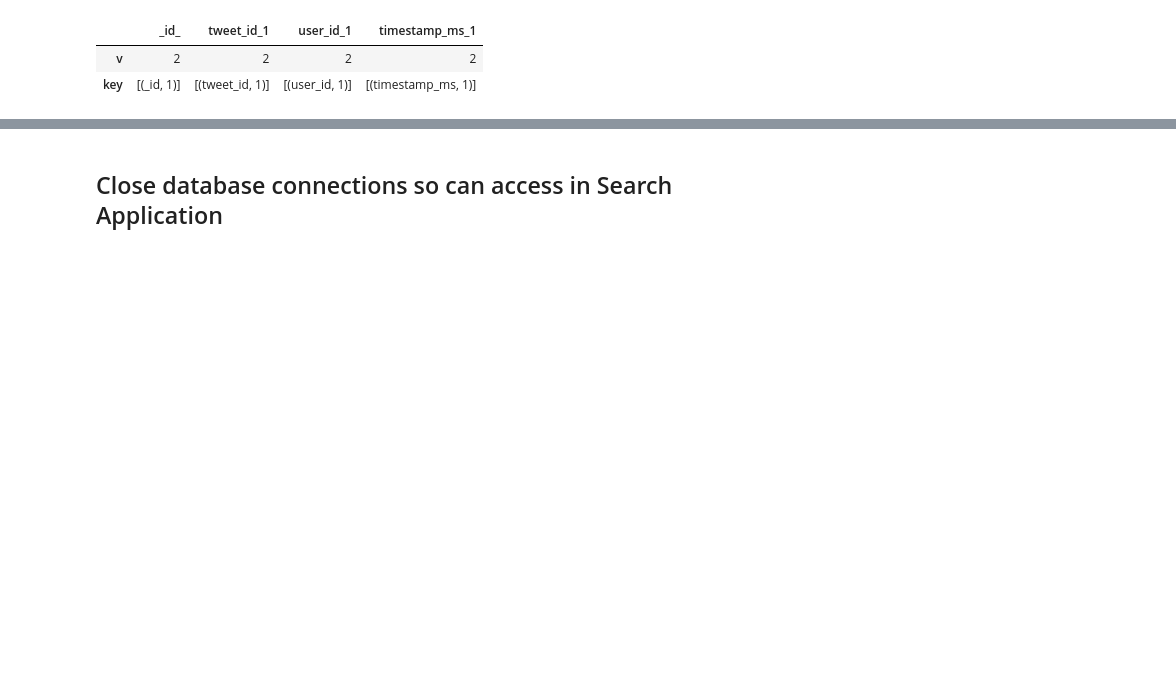
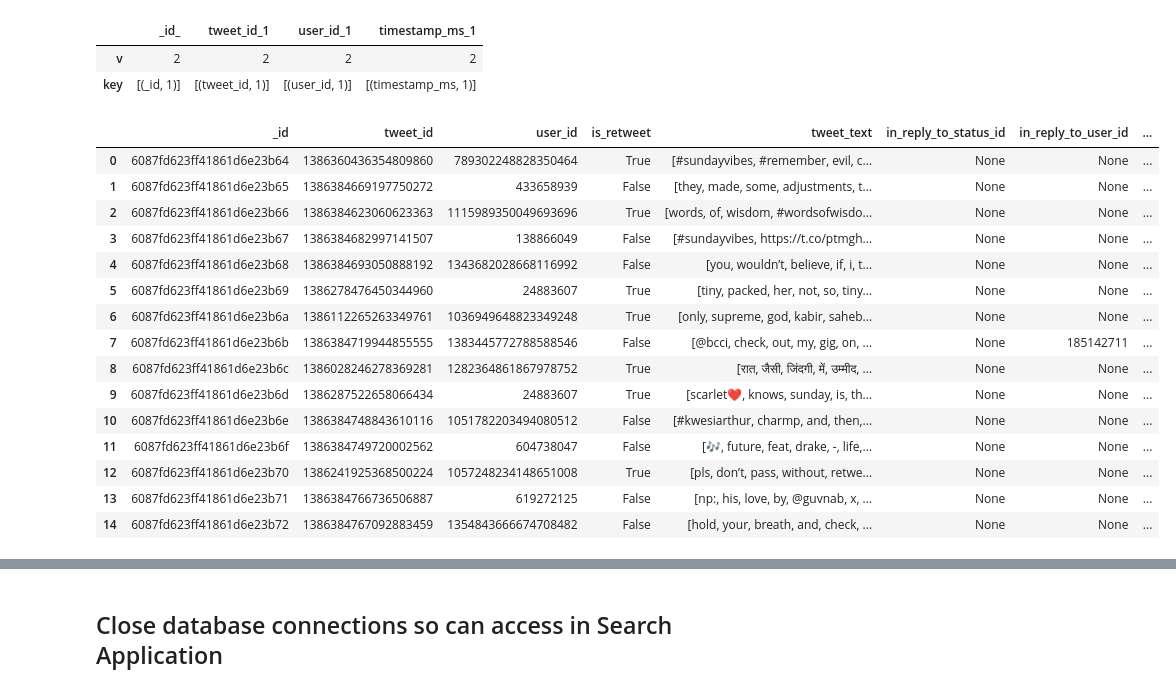
Before and after one commit to yanbronshtein/DataManagementFinalProject_Repo, a Jupyter notebook: group6_twitter_proj.ipynb, the cells around one changed output, grey strips where cells are left out. Drawn from its saved outputs; the diff is of its cells as text; code cells hidden in the pictures; blank space fills up the shorter version.

```diff
--- a/group6_twitter_proj.ipynb
+++ b/group6_twitter_proj.ipynb
@@ -292,6 +292,25 @@ pd.DataFrame(tweets_db_mongo.tweets_col.index_information())
 |  | _id_ | tweet_id_1 | user_id_1 | timestamp_ms_1 |
 | v | 2 | 2 | 2 | 2 |
 | key | [(_id, 1)] | [(tweet_id, 1)] | [(user_id, 1)] | [(timestamp_ms, 1)] |
+# %%
+pd.DataFrame(tweets_db_mongo.tweets_col.find({}))
+# %% [output]
+|  | _id | tweet_id | user_id | is_retweet | tweet_text | in_reply_to_status_id | in_reply_to_user_id | ... |
+| 0 | 6087fd623ff41861d6e23b64 | 1386360436354809860 | 789302248828350464 | True | [#sundayvibes, #remember, evil, c... | None | None | ... |
+| 1 | 6087fd623ff41861d6e23b65 | 1386384669197750272 | 433658939 | False | [they, made, some, adjustments, t... | None | None | ... |
+| 2 | 6087fd623ff41861d6e23b66 | 1386384623060623363 | 1115989350049693696 | True | [words, of, wisdom, #wordsofwisdo... | None | None | ... |
+| 3 | 6087fd623ff41861d6e23b67 | 1386384682997141507 | 138866049 | False | [#sundayvibes, https://t.co/ptmgh... | None | None | ... |
+| 4 | 6087fd623ff41861d6e23b68 | 1386384693050888192 | 1343682028668116992 | False | [you, wouldn’t, believe, if, i, t... | None | None | ... |
+| 5 | 6087fd623ff41861d6e23b69 | 1386278476450344960 | 24883607 | True | [tiny, packed, her, not, so, tiny... | None | None | ... |
+| 6 | 6087fd623ff41861d6e23b6a | 1386112265263349761 | 1036949648823349248 | True | [only, supreme, god, kabir, saheb... | None | None | ... |
+| 7 | 6087fd623ff41861d6e23b6b | 1386384719944855555 | 1383445772788588546 | False | [@bcci, check, out, my, gig, on, ... | None | 185142711 | ... |
+| 8 | 6087fd623ff41861d6e23b6c | 1386028246278369281 | 1282364861867978752 | True | [रात, जैसी, जिंदगी, में, उम्मीद, ... | None | None | ... |
+| 9 | 6087fd623ff41861d6e23b6d | 1386287522658066434 | 24883607 | True | [scarlet❤️, knows, sunday, is, th... | None | None | ... |
+| 10 | 6087fd623ff41861d6e23b6e | 1386384748843610116 | 1051782203494080512 | False | [#kwesiarthur, charmp, and, then,... | None | None | ... |
+| 11 | 6087fd623ff41861d6e23b6f | 1386384749720002562 | 604738047 | False | [🎶, future, feat, drake, -, life,... | None | None | ... |
+| 12 | 6087fd623ff41861d6e23b70 | 1386241925368500224 | 1057248234148651008 | True | [pls, don’t, pass, without, retwe... | None | None | ... |
+| 13 | 6087fd623ff41861d6e23b71 | 1386384766736506887 | 619272125 | False | [np:, his, love, by, @guvnab, x, ... | None | None | ... |
+| 14 | 6087fd623ff41861d6e23b72 | 1386384767092883459 | 1354843666674708482 | False | [hold, your, breath, and, check, ... | None | None | ... |
 # %%
 mongo_query = { 'hashtags': { '$elemMatch': { '$eq': 'sundayvibes'} } }
 
```
Also changed, not shown: parts of 2 cells of this notebook, 4 other files.
